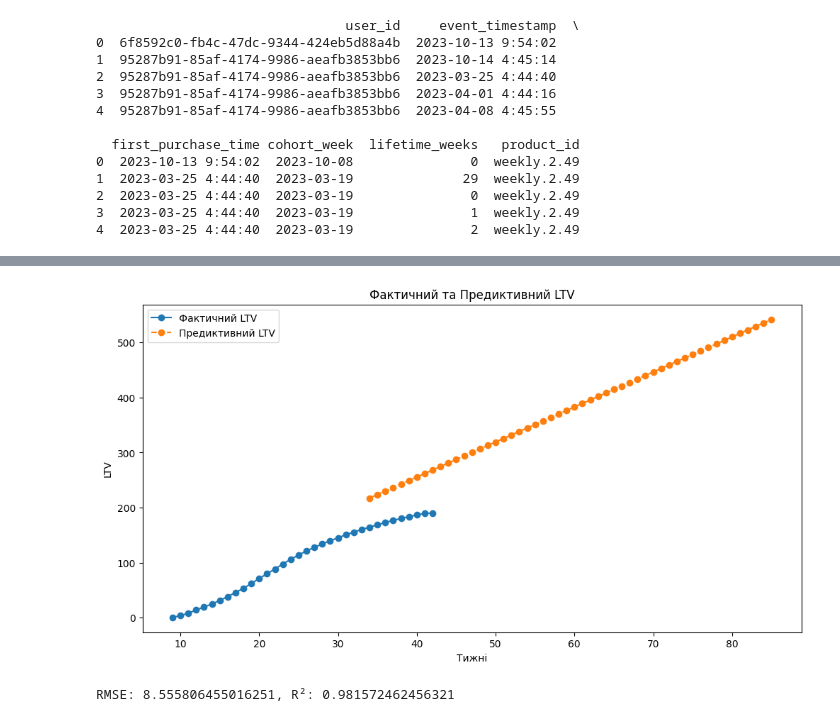
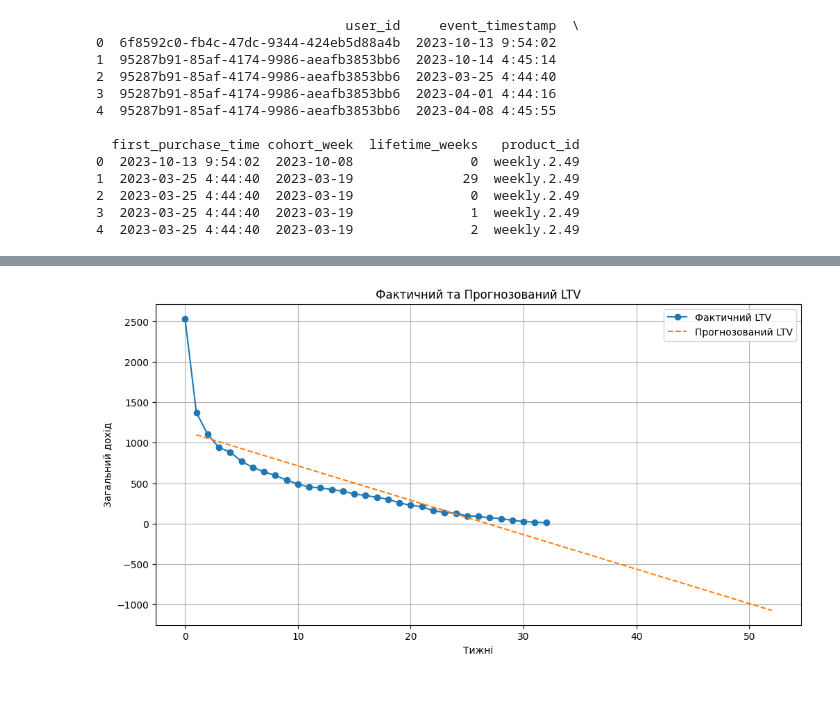
Before and after one commit to ShvetsAlla/repo1, a Jupyter notebook: предикт_LTV_користувача.ipynb, the cells around one changed output, grey strips where cells are left out. Drawn from its saved outputs; the diff is of its cells as text; code cells hidden in the pictures; blank space fills up the shorter version.

```diff
--- a/предикт_LTV_користувача.ipynb
+++ b/предикт_LTV_користувача.ipynb
@@ -76,23 +33,49 @@ predicted_ltv = model.predict(future_weeks)
-# %%
-import matplotlib.pyplot as plt
-
-# Візуалізація
-plt.figure(figsize=(12, 6))
-plt.plot(ltv_cumulative.columns, ltv_cumulative.mean(axis=0), label='Фактичний LTV', marker='o')
-plt.plot(range(ltv_cumulative.shape[1], ltv_cumulative.shape[1] + 52), predicted_ltv, label='Предиктивний LTV', marker='o', linestyle='--')
-plt.title('Фактичний та Предиктивний LTV')
-plt.xlabel('Тижні')
-plt.ylabel('LTV')
-plt.legend()
-plt.show()
-# %% [output]
-[figure, removed]
-# %%
-from sklearn.metrics import mean_squared_error, r2_score
-
-rmse = np.sqrt(mean_squared_error(y, model.predict(X)))
-r2 = r2_score(y, model.predict(X))
-
-print(f'RMSE: {rmse}, R²: {r2}')
-# %% [output]
-RMSE: 8.555806455016251, R²: 0.981572462456321
+# %%
+# Конвертуємо дати
+data['event_timestamp'] = pd.to_datetime(data['event_timestamp'])
+data['first_purchase_time'] = pd.to_datetime(data['first_purchase_time'])
+
+# Визначте вартість продукту на основі product_id
+product_prices = {
+    'weekly.2.49': 2.49,  # приклад вартості
+    # додайте інші product_id та їхні ціни тут
+}
+
+# Створимо новий стовпець, який міститиме ціну підписки
+data['price'] = data['product_id'].map(product_prices)
+
+# Обчислюємо загальний дохід
+revenue = data.groupby(['user_id', 'lifetime_weeks'])['price'].sum().reset_index()
+revenue = revenue.rename(columns={'price': 'total_revenue'})
+
+# Обчислення фактичного LTV
+ltv = revenue.groupby('lifetime_weeks')['total_revenue'].sum().reset_index()
+
+# Прогнозування LTV
+X = ltv['lifetime_weeks'].values.reshape(-1, 1)
+y = ltv['total_revenue'].values
+model = LinearRegression()
+model.fit(X, y)
+
+# Генерація прогнозу на рік (52 тижні)
+future_weeks = np.array(range(1, 53)).reshape(-1, 1)
+predicted_ltv = model.predict(future_weeks)
+
+# Візуалізація
+plt.figure(figsize=(12, 6))
+plt.plot(ltv['lifetime_weeks'], ltv['total_revenue'], label='Фактичний LTV', marker='o')
+plt.plot(range(1, 53), predicted_ltv, label='Прогнозований LTV', linestyle='--')
+plt.title('Фактичний та Прогнозований LTV')
+plt.xlabel('Тижні')
+plt.ylabel('Загальний дохід')
+plt.legend()
+plt.grid()
+
+# Зберегти графік
+plt.savefig('ltv_plot.png')  # Зберігаємо графік у файл
+plt.show()
+
+# Завантажити файл на ваш комп'ютер
+files.download('ltv_plot.png')
+# %% [output]
+[figure, added]
```
Also changed, not shown: parts of 5 cells of this notebook.
